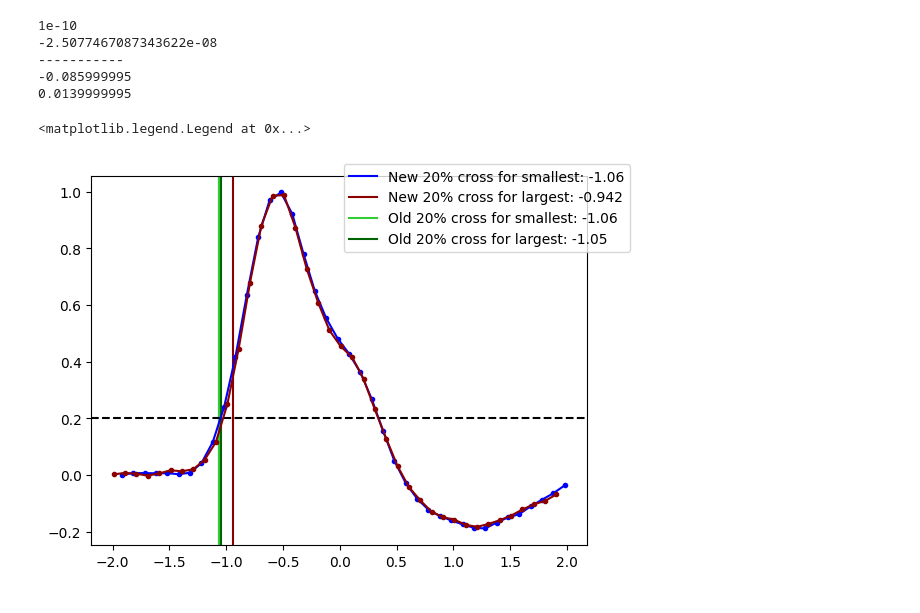
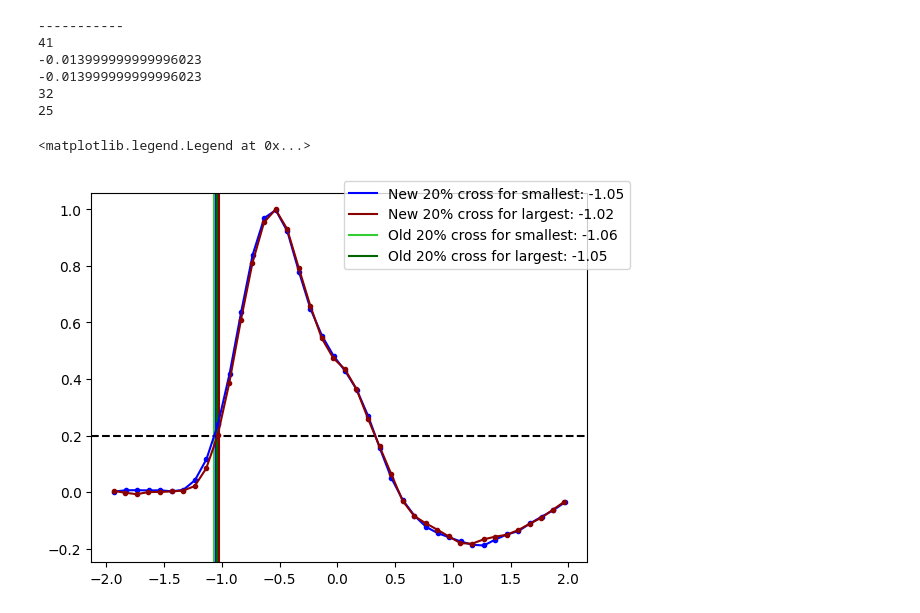
Before and after one commit to leonardolanteri/ETL_TestingDAQ, a Jupyter notebook: notebooks/mcp_manual_fitter_2.ipynb, the cells around one changed output. Drawn from its saved outputs; the diff is of its cells as text; code cells hidden in the pictures.

```diff
--- a/notebooks/mcp_manual_fitter_2.ipynb
+++ b/notebooks/mcp_manual_fitter_2.ipynb
@@ -57,10 +55,9 @@ old_baseline = old.baseline[:,1]/1000
 old_baseline_RMS = old.baseline_RMS[:,1]
 
 mcp_data = lecroy.LecroyReader("/home/users/hswanson13/ETL_TestingDAQ/unit_test/input_data/run_5100/C2--Trace5100.trc")
-nanoseconds = mcp.MCPSignalScaler._center_array(mcp_data.x*1e9)
 
-peak_xs, peak_ys = mcp.MCPSignalScaler._calc_mcp_peaks(nanoseconds, mcp_data.y)
-baselines = mcp.MCPSignalScaler._calc_baselines(nanoseconds, mcp_data.y, peak_xs, peak_ys)
+peak_xs, peak_ys = mcp.MCPSignalScaler._calc_mcp_peaks(mcp_data.x*1e9, mcp_data.y)
+baselines = mcp.MCPSignalScaler._calc_baselines(mcp_data.x*1e9, mcp_data.y, peak_xs, peak_ys)
 
 # Plot histograms
 fig, axs = plt.subplots(1, 1, figsize=(12, 5))
@@ -189,13 +200,13 @@ old_toff = old.timeoffsets[:,1]*1e9
 
 conv_old = uproot.open(
 "/home/users/hswanson13/ETL_TestingDAQ/unit_test/asserted_output/run_5100/converted_run5100.root")["pulse"].arrays()
-nano_times = conv_old.time[:,0]*1e9
+#nano_times = conv_old.time[:,0]*1e9
 
 # big_peak_mask = (old_amp > -0.3) & (old_amp <-0.29)
 
 ## Large Amplitudes
 mcp_data = lecroy.LecroyReader("/home/users/hswanson13/ETL_TestingDAQ/unit_test/input_data/run_5100/C2--Trace5100.trc")
-nano, volts = mcp.MCPSignalScaler.normalize(nano_times.to_numpy(), mcp_data.y)
+nano, volts = mcp.MCPSignalScaler.normalize(mcp_data.x*1e9, mcp_data.y)
 peak_xs, peak_ys = mcp.MCPSignalScaler._calc_mcp_peaks(nano, mcp_data.y)
 baselines = mcp.MCPSignalScaler._calc_baselines(nano, mcp_data.y, peak_xs, peak_ys)
 
@@ -205,47 +216,55 @@ big_v = volts[big_peak_mask]
 old_big_amps = old_amp[big_peak_mask]
 big_baselines = baselines[big_peak_mask]
 big_peak_ys = peak_ys[big_peak_mask]
 big_ys = mcp_data.y[big_peak_mask]
 big_toff = old_toff[big_peak_mask]
+big_new_toff = toff[big_peak_mask]
 
 time_L20 = linear_interpolation(big_ns, big_v, peak_xs[big_peak_mask])
 
-plt.axvline(time_L20[np.argmin(time_L20)], label=f'New 20% cross for smallest: {time_L20[np.argmin(time_L20)]:.3}', color='blue')
-plt.axvline(time_L20[np.argmax(time_L20)], label=f'New 20% cross for largest: {time_L20[np.argmax(time_L20)]:.3}', color='darkred')
+min_idx = np.argmin(time_L20)
+max_idx = np.argmax(time_L20)
 
-plt.axvline(old_lp2[big_peak_mask][np.argmin(time_L20)]*1e9, label=f'Old 20% cross for smallest: {old_lp2[big_peak_mask][np.argmin(time_L20)]*1e9:.3}', color='limegreen')
-plt.axvline(old_lp2[big_peak_mask][np.argmax(time_L20)]*1e9, label=f'Old 20% cross for largest: {old_lp2[big_peak_mask][np.argmax(time_L20)]*1e9:.3}', color='darkgreen')
+plt.axvline(time_L20[min_idx], label=f'New 20% cross for smallest: {time_L20[min_idx]:.3}', color='blue')
+plt.axvline(time_L20[max_idx], label=f'New 20% cross for largest: {time_L20[max_idx]:.3}', color='darkred')
+
+plt.axvline(old_lp2[big_peak_mask][min_idx]*1e9, label=f'Old 20% cross for smallest: {old_lp2[big_peak_mask][min_idx]*1e9:.3}', color='limegreen')
+plt.axvline(old_lp2[big_peak_mask][max_idx]*1e9, label=f'Old 20% cross for largest: {old_lp2[big_peak_mask][max_idx]*1e9:.3}', color='darkgreen')
 
 plt.axhline(0.2, color="black", linestyle='--')
 i_plot = 0 #argmin
-view_window = (big_ns[i_plot] < 2) & (big_ns[i_plot] > -2)
+min_window = (big_ns[min_idx] < 2) & (big_ns[min_idx] > -2)
+max_window = (big_ns[max_idx] < 2) & (big_ns[max_idx] > -2)
 
-plt.plot(big_ns[np.argmin(time_L20)][view_window] + big_toff[np.argmin(time_L20)],
-         big_v[np.argmin(time_L20)][view_window], marker='.', color='blue')
-plt.plot(big_ns[np.argmax(time_L20)][view_window] + big_toff[np.argmax(time_L20)],
-         big_v[np.argmax(time_L20)][view_window], marker='.', color='darkred')
+plt.plot(big_ns[min_idx][min_window]+big_new_toff[min_idx],
+         big_v[min_idx][min_window], marker='.', color='blue')
+plt.plot(big_ns[max_idx][max_window]+big_new_toff[max_idx],
+         big_v[max_idx][max_window], marker='.', color='darkred')
 
 print('-----------')
-print(big_toff[np.argmax(time_L20)])
-print(big_toff[np.argmin(time_L20)])
-
+print(len(time_L20))
+print(big_new_toff[max_idx])
+print(big_new_toff[min_idx])
+print(max_idx)
+print(min_idx)
 plt.legend(bbox_to_anchor=(1.1, 1.05))
 
 # plt.clf()
 
 # plt.plot(big_ns[np.argmin(time_L20)][view_window],
 #          big_ys[np.argmin(time_L20)][view_window], marker='.', color='blue')
 # plt.plot(big_ns[np.argmax(time_L20)][view_window],
 #          big_ys[np.argmax(time_L20)][view_window], marker='.', color='darkred')
 
 # x_center = np.take(big_ns[np.argmax(time_L20)], big_ns[np.argmax(time_L20)].size // 2)
 # y_center = np.take(big_ys[np.argmax(time_L20)], big_ys[np.argmax(time_L20)].size // 2)
 # plt.scatter(x_center, y_center, s=80, facecolors='none', edgecolors='r')
 # %% [output]
-1e-10
--2.5077467087343622e-08
 -----------
--0.085999995
-0.0139999995
+41
+-0.013999999999996023
+-0.013999999999996023
+32
+25
 <matplotlib.legend.Legend at 0x...>
-[figure, old version]
+[figure, new version]
```
Also changed, not shown: parts of 10 cells of this notebook, 4 other files.
